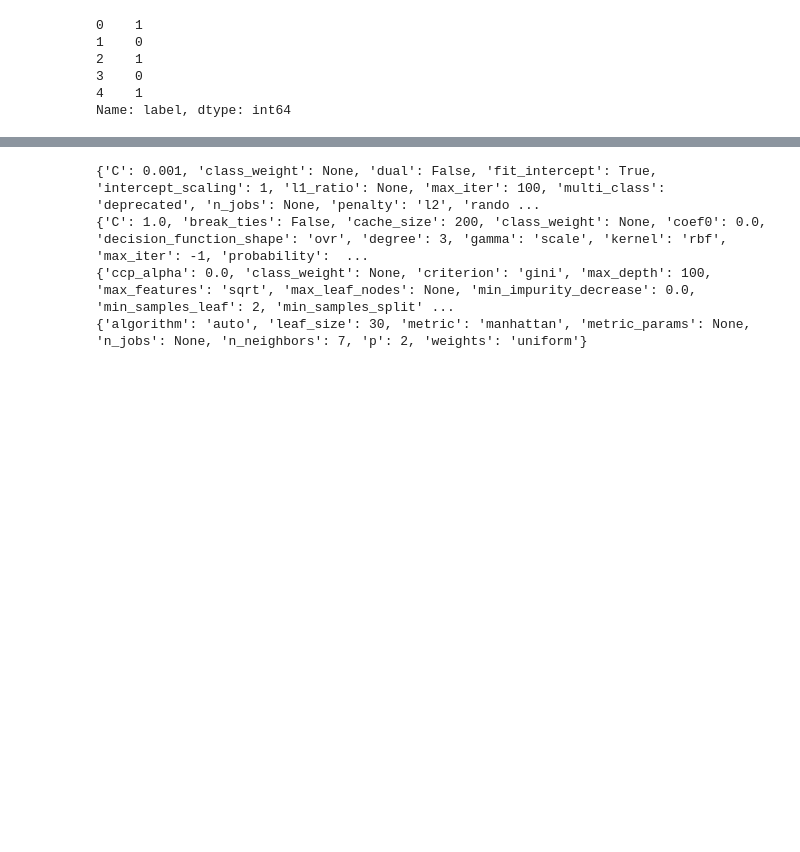
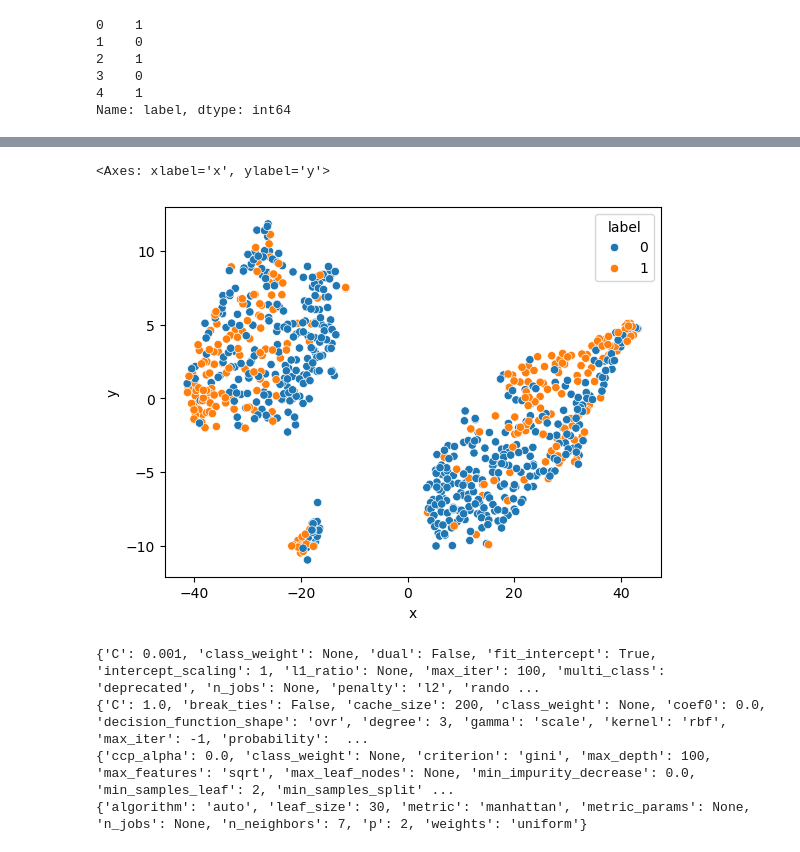
Before and after one commit to izzumani/Meine_ML_Exercises, a Jupyter notebook: Machine Learning with Tree-Based Models in Python - Classification.ipynb, the cells around one changed output, grey strips where cells are left out. Cells and saved outputs as stored; diff of their text form; code cells hidden in the pictures; blank space fills up the shorter version.

```diff
--- a/Machine Learning with Tree-Based Models in Python - Classification.ipynb
+++ b/Machine Learning with Tree-Based Models in Python - Classification.ipynb
@@ -128,3 +138,9 @@ y.head()
 3    0
 4    1
 Name: label, dtype: int64
+# %%
+tsne = TSNE(learning_rate=50,perplexity=50, random_state=SEED)
+
+tsne_features = tsne.fit_transform(X)
+
+tsne_features[1:4,:]
@@ -130,0 +163,5 @@ Name: label, dtype: int64
+# %%
+sns.scatterplot(x='x', y='y',hue=y, data=X)
+# %% [output]
+<Axes: xlabel='x', ylabel='y'>
+[figure, added]
```
Also changed, not shown: parts of 19 cells of this notebook.
